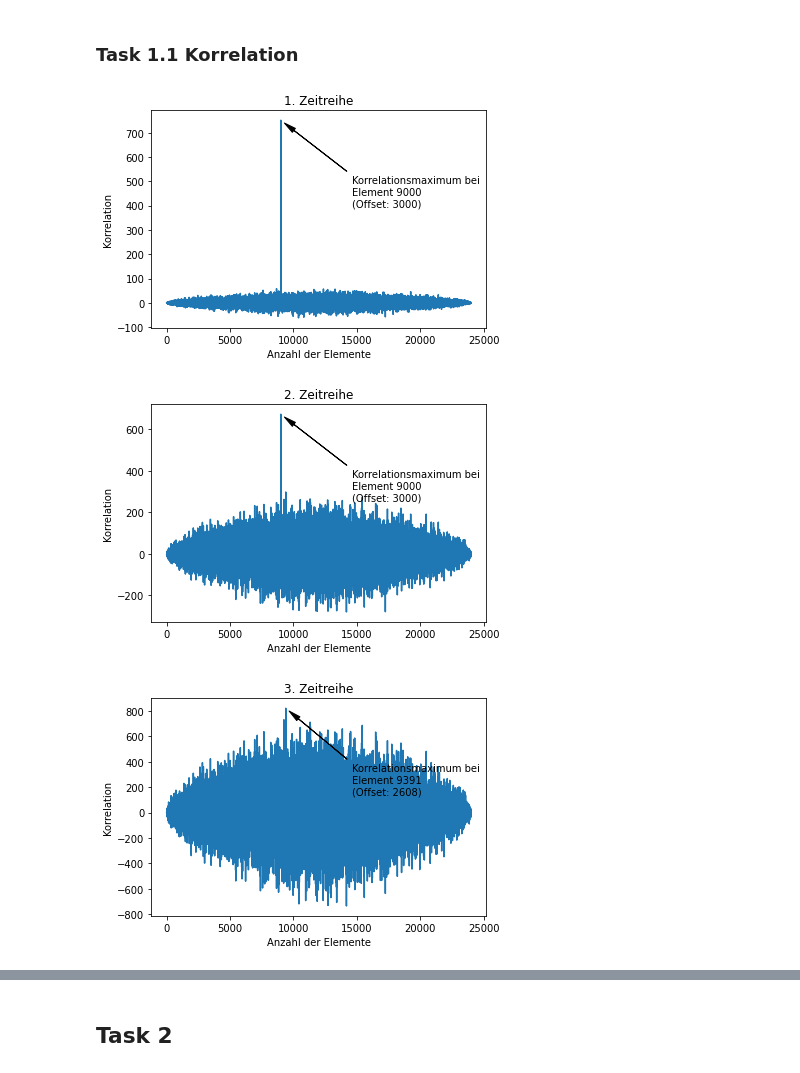
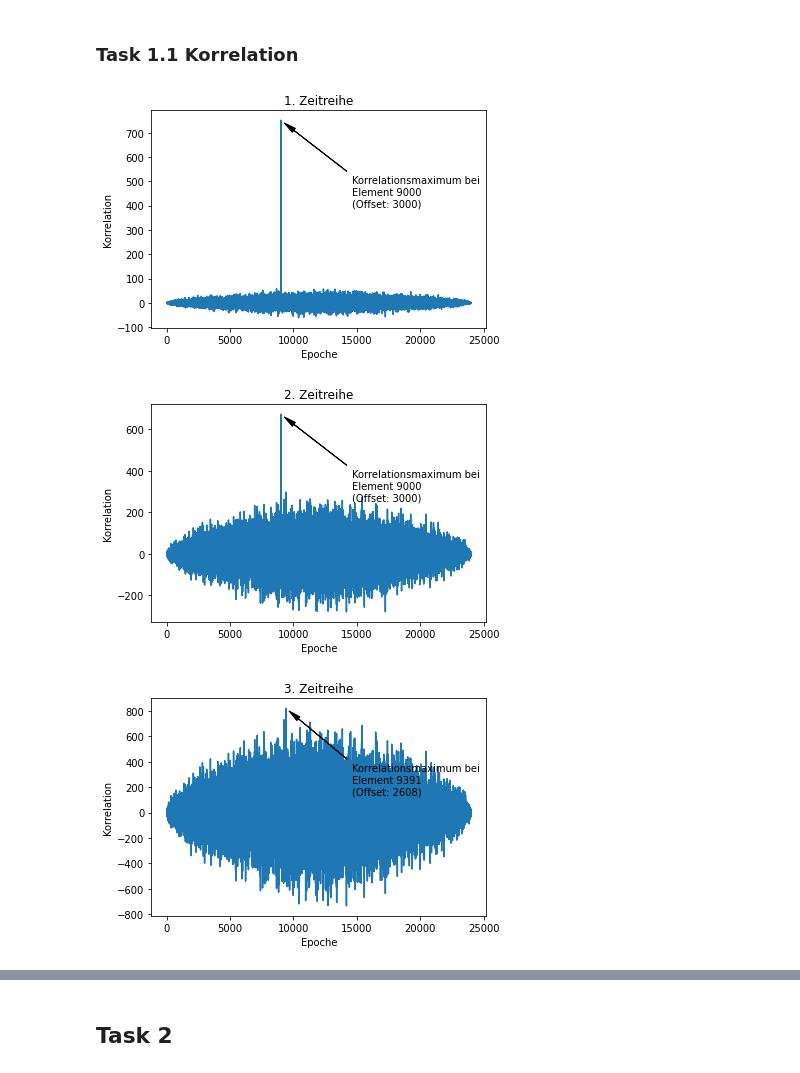
Before and after one commit to d33pk3rn3l/Satellite-geodesy-Exercise-2, a Jupyter notebook: sat_geo_exercise_2.ipynb, the cells around one changed output, grey strips where cells are left out. Saved outputs shown, nothing was run; the diff lists cells and outputs as text; code cells hidden in the pictures.

```diff
--- a/sat_geo_exercise_2.ipynb
+++ b/sat_geo_exercise_2.ipynb
@@ -28,25 +29,25 @@ for a, b in pairs:
 # %%
 # Plot all correlations
 i = 1
 
 for correlation in correlations:
     fig, ax = plt.subplots()
 
     ax.annotate('Korrelationsmaximum bei \nElement ' + str(np.argmax(correlation) + 1) + "\n(Offset: " + str(abs(round(np.argmax(correlation) + 1 - len(correlation) / 2))) + ")",
             xy=(np.argmax(correlation), correlation[np.argmax(correlation)]),  xycoords='data',
             xytext=(0.6, 0.7), textcoords='axes fraction',
             arrowprops=dict(headwidth = 5, width = 0.1, facecolor='black', shrink=0.05),
             horizontalalignment='left', verticalalignment='top',
             )
 
     plt.plot(range(1, len(correlation) + 1), correlation)
     plt.title(str(i) + '. Zeitreihe')
-    plt.xlabel('Anzahl der Elemente')
+    plt.xlabel('Epoche')
     plt.ylabel('Korrelation')
 
     i += 1
 # %% [output]
-[figure, old version]
+[figure, new version]
-[figure, old version]
+[figure, new version]
-[figure, old version]
+[figure, new version]
 # %% [markdown]
```
Also changed, not shown: parts of 3 cells of this notebook.
